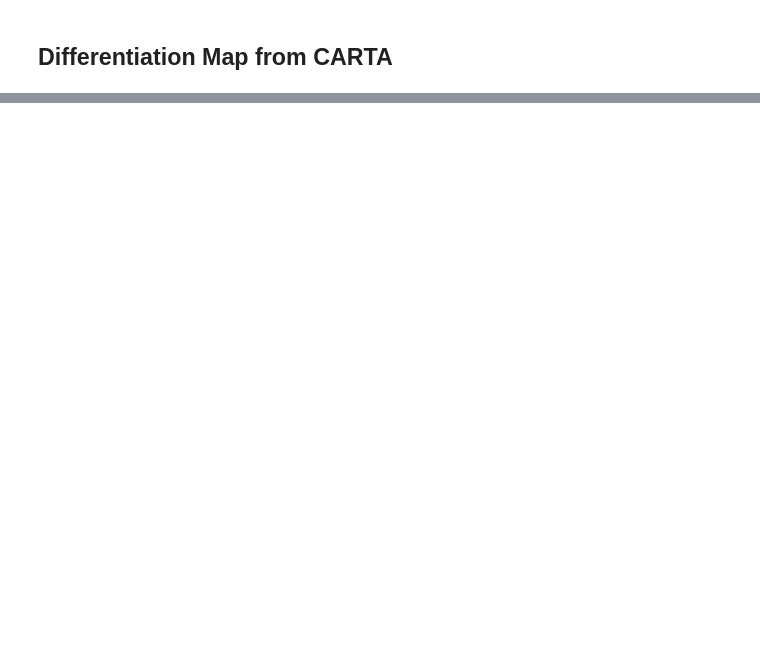
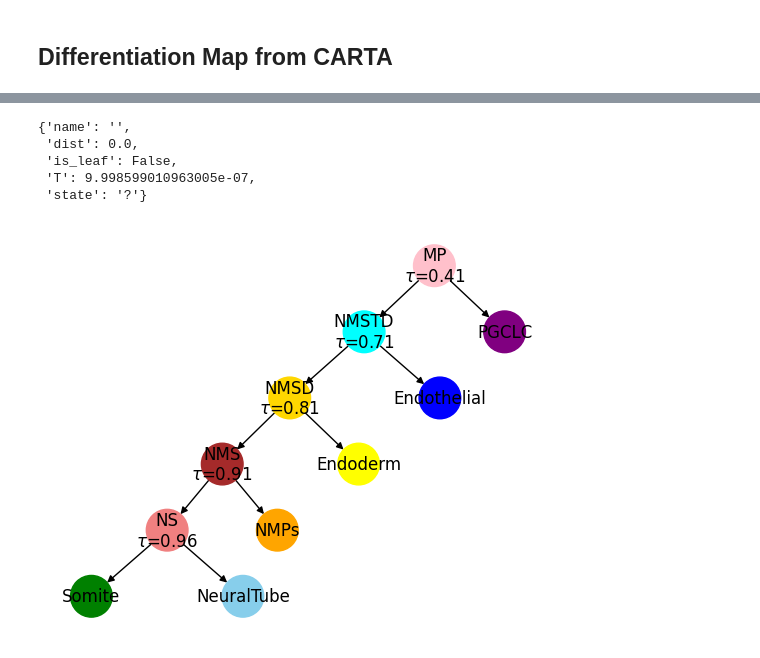
Before and after one commit to sashittal-group/CONCERT, a Jupyter notebook: notebooks/explore-tls-data.ipynb, the cells around one changed output, grey strips where cells are left out. Cells and saved outputs as stored; diff of their text form; code cells hidden in the pictures; blank space fills up the shorter version.

```diff
--- a/notebooks/explore-tls-data.ipynb
+++ b/notebooks/explore-tls-data.ipynb
@@ -223,0 +373,12 @@ find_lowest_common_ancestor(T, "NeuralTube", "Somite")
+# %%
+T.nodes[35]
+# %% [output]
+{'name': '',
+ 'dist': 0.0,
+ 'is_leaf': False,
+ 'T': 9.998599010963005e-07,
+ 'state': '?'}
+# %%
+plot_differentiation_tree(diff_T)
+# %% [output]
+[figure, added]
```
Also changed, not shown: parts of 30 cells of this notebook, 2 other files.
